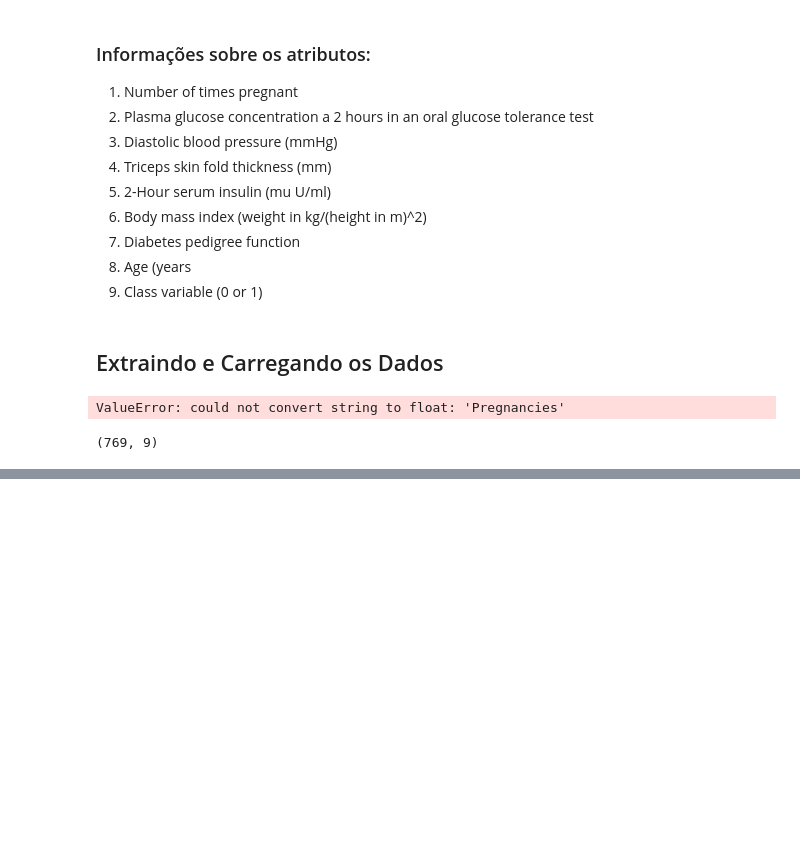
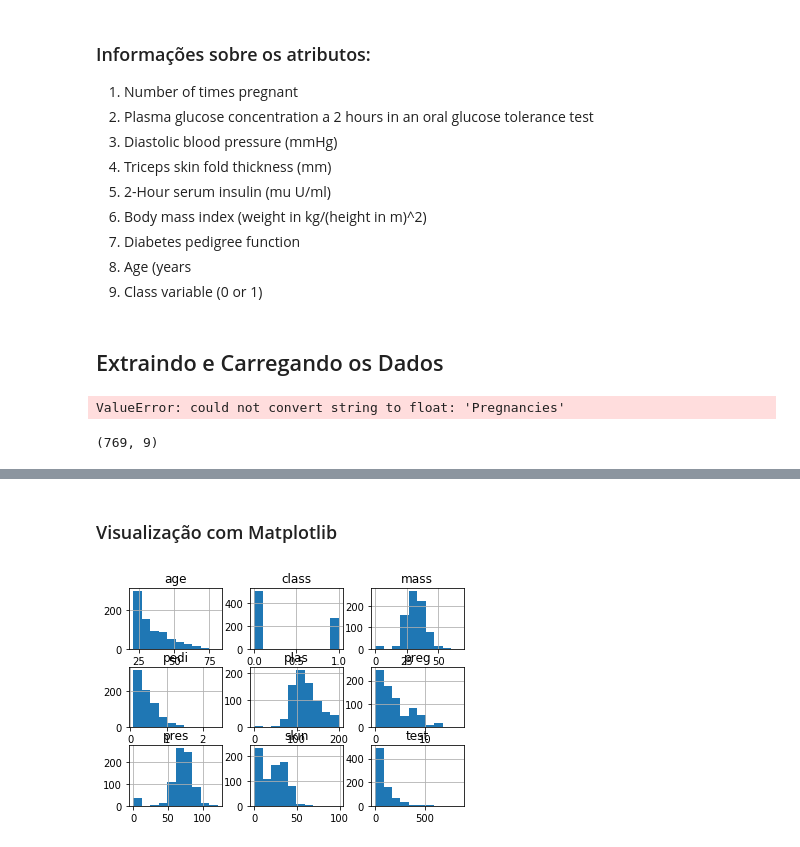
Before and after one commit to bambrozim/DataScienceAcademy, a Jupyter notebook: Big Data Real-Time Analytics com Python e Spark/05 - Machine Learning em Python/Processo Machine Learning.ipynb, the cells around one changed output, grey strips where cells are left out. Cells and saved outputs as stored; diff of their text form; code cells hidden in the pictures; blank space fills up the shorter version.

Commit message:
Análise Exploratória dos Dados

```diff
--- a/Big Data Real-Time Analytics com Python e Spark/05 - Machine Learning em Python/Processo Machine Learning.ipynb
+++ b/Big Data Real-Time Analytics com Python e Spark/05 - Machine Learning em Python/Processo Machine Learning.ipynb
@@ -41,0 +39,8 @@ print(dados.shape)
+# %%
+# Método recomendado
+# Carregando arquivo csv usando Pandas e através da internet
+from pandas import read_csv
+url = 'http://datascienceacademy.com.br/blog/aluno/Python-Spark/Datasets/pima-data.csv'
+colunas = ['preg', 'plas', 'pres', 'skin', 'test', 'mass', 'pedi', 'age', 'class']
+dados = read_csv(url, names=colunas)
+print(dados.shape)
@@ -41,0 +142,2 @@ print(dados.shape)
+# %% [markdown]
+### Visualização com Matplotlib
@@ -41,0 +147,6 @@ print(dados.shape)
+# %%
+# Histograma Univariado
+dados.hist()
+plt.show()
+# %% [output]
+[figure, added]
```
Also changed, not shown: parts of 24 cells of this notebook.
